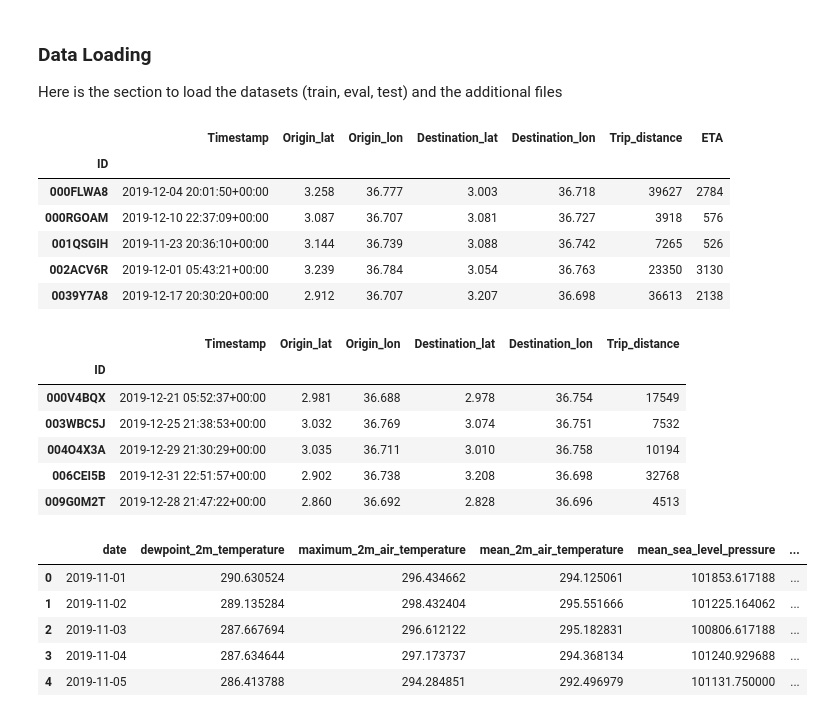
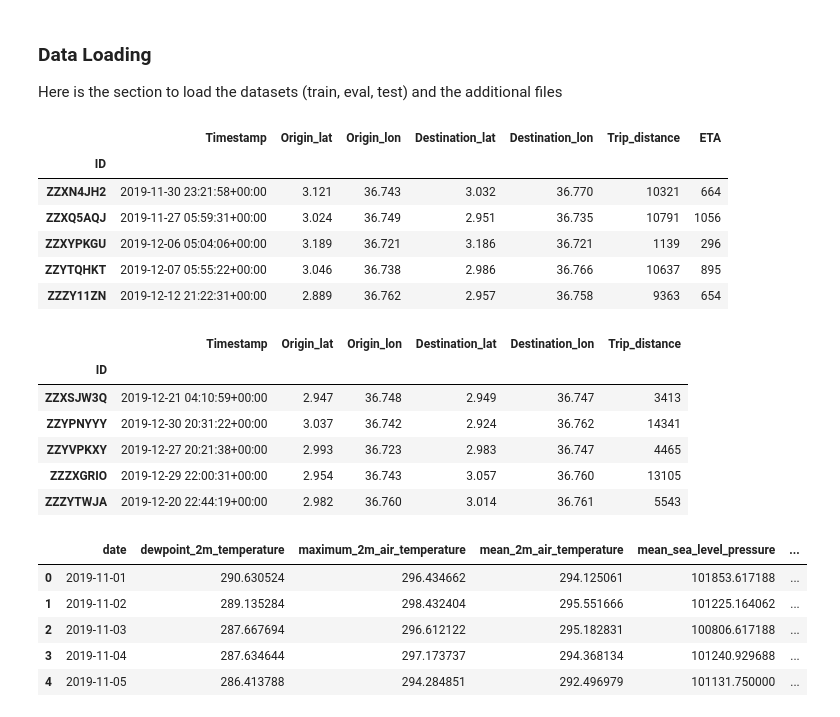
Before and after one commit to Azie88/Estimated-Time-of-Arrival-ETA-Prediction, a Jupyter notebook: Dev/Project_notebook.ipynb, the cells around one changed output. Saved outputs shown, nothing was run; the diff lists cells and outputs as text; code cells hidden in the pictures.

```diff
--- a/Dev/Project_notebook.ipynb
+++ b/Dev/Project_notebook.ipynb
@@ -96,29 +97,29 @@ Here is the section to load the datasets (train, eval, test) and the additional
 # %%
 # load training data
 training = pd.read_csv(r'..\dataset\Train.csv').set_index('ID')
 training['Timestamp'] = pd.to_datetime(training['Timestamp'])
-training.head()
+training.tail()
 # %% [output]
 |  | Timestamp | Origin_lat | Origin_lon | Destination_lat | Destination_lon | Trip_distance | ETA |
 | ID |  |  |  |  |  |  |  |
-| 000FLWA8 | 2019-12-04 20:01:50+00:00 | 3.258 | 36.777 | 3.003 | 36.718 | 39627 | 2784 |
-| 000RGOAM | 2019-12-10 22:37:09+00:00 | 3.087 | 36.707 | 3.081 | 36.727 | 3918 | 576 |
-| 001QSGIH | 2019-11-23 20:36:10+00:00 | 3.144 | 36.739 | 3.088 | 36.742 | 7265 | 526 |
-| 002ACV6R | 2019-12-01 05:43:21+00:00 | 3.239 | 36.784 | 3.054 | 36.763 | 23350 | 3130 |
-| 0039Y7A8 | 2019-12-17 20:30:20+00:00 | 2.912 | 36.707 | 3.207 | 36.698 | 36613 | 2138 |
+| ZZXN4JH2 | 2019-11-30 23:21:58+00:00 | 3.121 | 36.743 | 3.032 | 36.770 | 10321 | 664 |
+| ZZXQ5AQJ | 2019-11-27 05:59:31+00:00 | 3.024 | 36.749 | 2.951 | 36.735 | 10791 | 1056 |
+| ZZXYPKGU | 2019-12-06 05:04:06+00:00 | 3.189 | 36.721 | 3.186 | 36.721 | 1139 | 296 |
+| ZZYTQHKT | 2019-12-07 05:55:22+00:00 | 3.046 | 36.738 | 2.986 | 36.766 | 10637 | 895 |
+| ZZZY11ZN | 2019-12-12 21:22:31+00:00 | 2.889 | 36.762 | 2.957 | 36.758 | 9363 | 654 |
 # %%
 # testing data
 testing = pd.read_csv(r'..\dataset\Test.csv').set_index('ID')
 testing['Timestamp'] = pd.to_datetime(testing['Timestamp'])
-testing.head()
+testing.tail()
 # %% [output]
 |  | Timestamp | Origin_lat | Origin_lon | Destination_lat | Destination_lon | Trip_distance |
 | ID |  |  |  |  |  |  |
-| 000V4BQX | 2019-12-21 05:52:37+00:00 | 2.981 | 36.688 | 2.978 | 36.754 | 17549 |
-| 003WBC5J | 2019-12-25 21:38:53+00:00 | 3.032 | 36.769 | 3.074 | 36.751 | 7532 |
-| 004O4X3A | 2019-12-29 21:30:29+00:00 | 3.035 | 36.711 | 3.010 | 36.758 | 10194 |
-| 006CEI5B | 2019-12-31 22:51:57+00:00 | 2.902 | 36.738 | 3.208 | 36.698 | 32768 |
-| 009G0M2T | 2019-12-28 21:47:22+00:00 | 2.860 | 36.692 | 2.828 | 36.696 | 4513 |
+| ZZXSJW3Q | 2019-12-21 04:10:59+00:00 | 2.947 | 36.748 | 2.949 | 36.747 | 3413 |
+| ZZYPNYYY | 2019-12-30 20:31:22+00:00 | 3.037 | 36.742 | 2.924 | 36.762 | 14341 |
+| ZZYVPKXY | 2019-12-27 20:21:38+00:00 | 2.993 | 36.723 | 2.983 | 36.747 | 4465 |
+| ZZZXGRIO | 2019-12-29 22:00:31+00:00 | 2.954 | 36.743 | 3.057 | 36.760 | 13105 |
+| ZZZYTWJA | 2019-12-20 22:44:19+00:00 | 2.982 | 36.760 | 3.014 | 36.761 | 5543 |
 # %%
 # weather data
 weather_df = pd.read_csv(r'..\dataset\Weather.csv')
```
Also changed, not shown: parts of 53 cells of this notebook.
